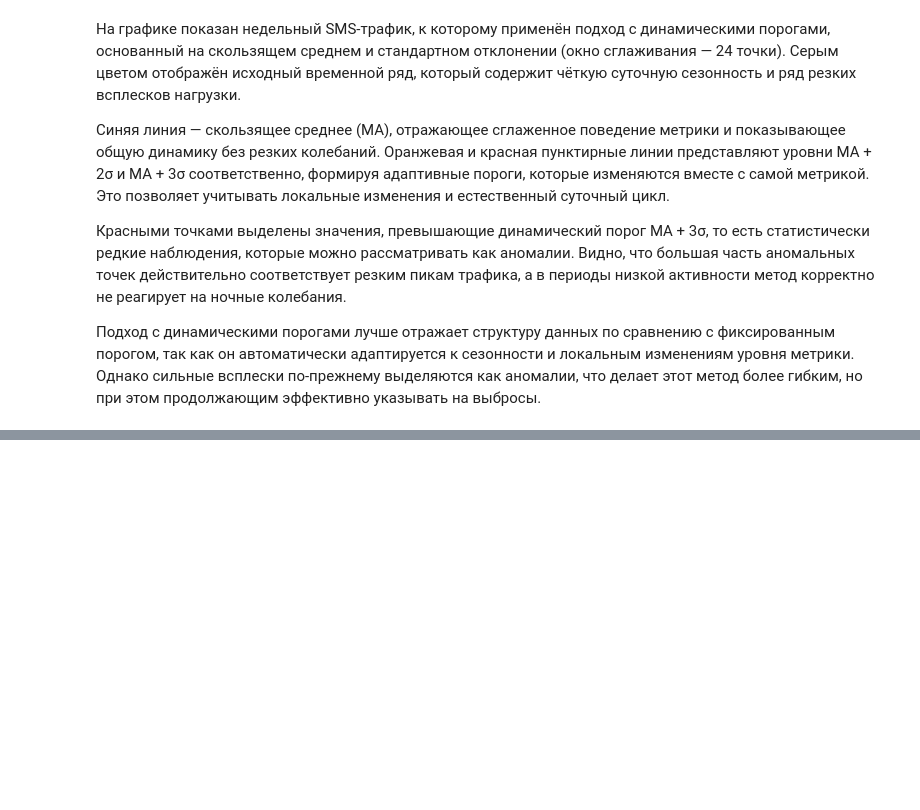
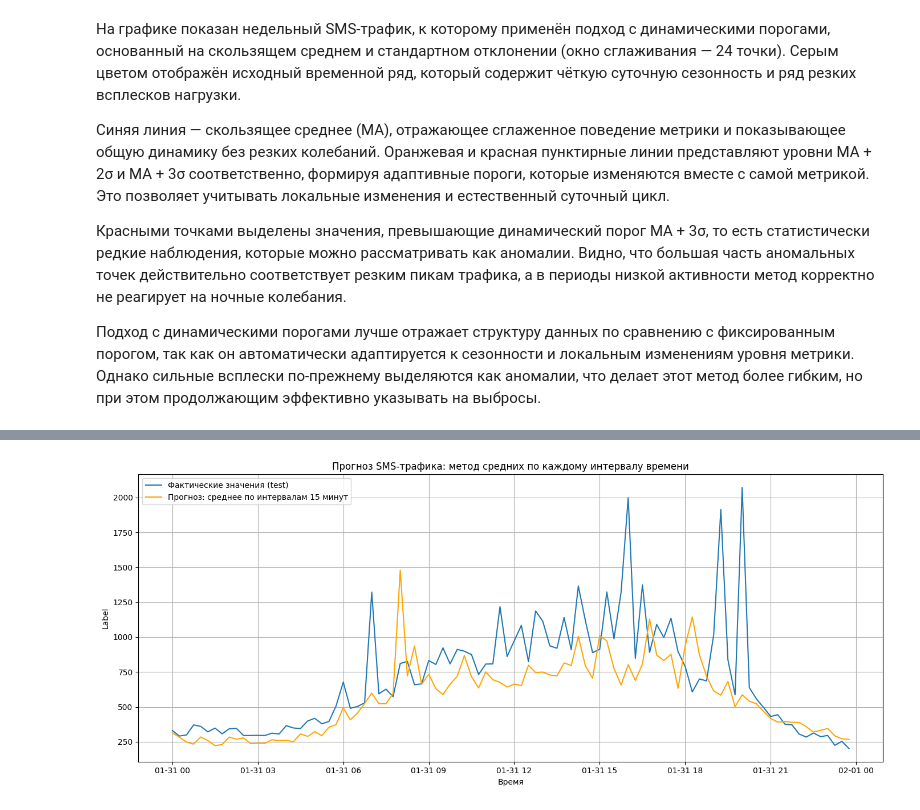
Before and after one commit to kostya9705/Portfolio, a Jupyter notebook: TelecomSMSAnalysis/analysis.ipynb, the cells around one changed output, grey strips where cells are left out. Saved outputs shown, nothing was run; the diff lists cells and outputs as text; code cells hidden in the pictures; blank space fills up the shorter version.

```diff
--- a/TelecomSMSAnalysis/analysis.ipynb
+++ b/TelecomSMSAnalysis/analysis.ipynb
@@ -568,0 +755,24 @@ plt.show()
+# %%
+# группировка по времени внутри дня
+df_train['time'] = df_train.index.time
+df_test['time'] = df_test.index.time
+
+# считаем среднее значение для каждого 15-минутного интервала
+interval_means = df_train.groupby('time')['label'].mean()
+
+# формируем прогноз для тестового дня
+y_pred_interval = [interval_means[t] for t in df_test['time']]
+
+# 4. График результата
+plt.figure(figsize=(14, 6))
+plt.plot(df_test.index, df_test['label'], label='Фактические значения (test)')
+plt.plot(df_test.index, y_pred_interval, label='Прогноз: среднее по интервалам 15 минут', color='orange')
+plt.title('Прогноз SMS-трафика: метод средних по каждому интервалу времени')
+plt.xlabel('Время')
+plt.ylabel('Label')
+plt.grid(True)
+plt.legend()
+plt.tight_layout()
+plt.show()
+# %% [output]
+[figure, added]
```
Also changed, not shown: parts of 32 cells of this notebook, 1 other file.
